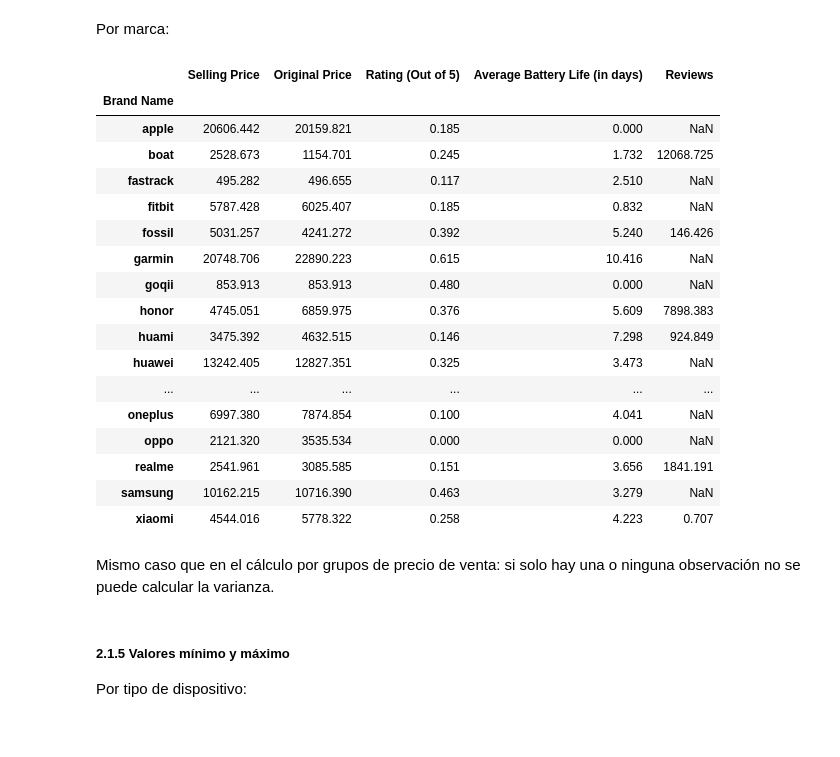
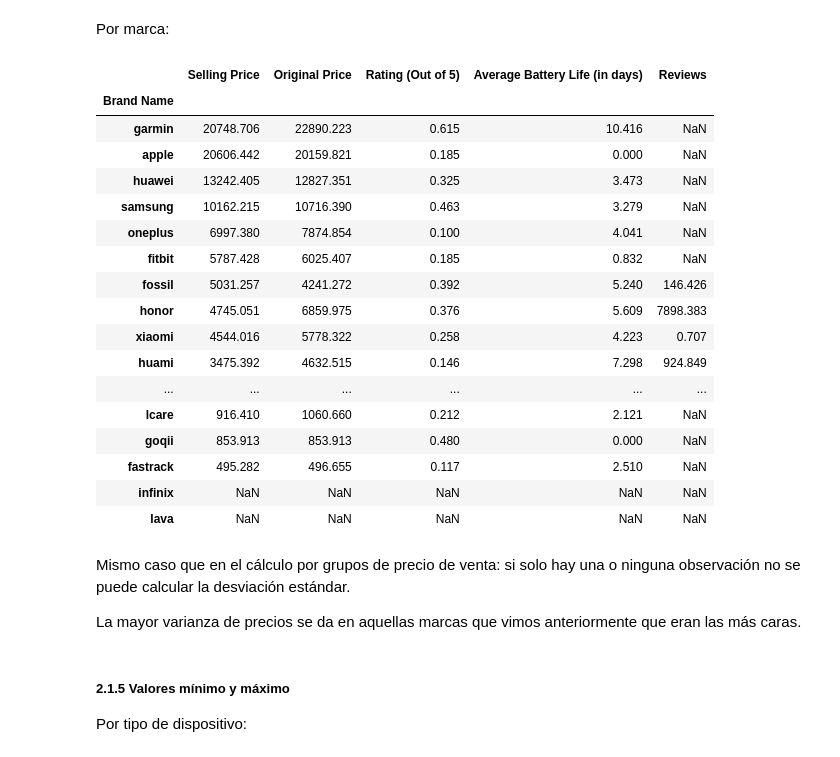
Before and after one commit to afercaceres/Fitness_Trackers, a Jupyter notebook: practica_python.ipynb, the cells around one changed output. Drawn from its saved outputs; the diff is of its cells as text; code cells hidden in the pictures.

```diff
--- a/practica_python.ipynb
+++ b/practica_python.ipynb
@@ -411,29 +443,31 @@ La varianza de las reviews no se puede calcular cuando hay una o ninguna observa
 # %% [markdown]
 Por marca:
 # %%
-datosMarca = round(datos[["Brand Name", "Selling Price", "Original Price", "Rating (Out of 5)", "Average Battery Life (in days)", "Reviews"]].groupby("Brand Name").std(), 3)
+datosMarca = round(datos[["Brand Name", "Selling Price", "Original Price", "Rating (Out of 5)", "Average Battery Life (in days)", "Reviews"]].groupby("Brand Name").std().sort_values(by=["Selling Price"], ascending = False), 3)
 datosMarca
 # %% [output]
 |  | Selling Price | Original Price | Rating (Out of 5) | Average Battery Life (in days) | Reviews |
 | Brand Name |  |  |  |  |  |
+| garmin | 20748.706 | 22890.223 | 0.615 | 10.416 | NaN |
 | apple | 20606.442 | 20159.821 | 0.185 | 0.000 | NaN |
-| boat | 2528.673 | 1154.701 | 0.245 | 1.732 | 12068.725 |
-| fastrack | 495.282 | 496.655 | 0.117 | 2.510 | NaN |
+| huawei | 13242.405 | 12827.351 | 0.325 | 3.473 | NaN |
+| samsung | 10162.215 | 10716.390 | 0.463 | 3.279 | NaN |
+| oneplus | 6997.380 | 7874.854 | 0.100 | 4.041 | NaN |
 | fitbit | 5787.428 | 6025.407 | 0.185 | 0.832 | NaN |
 | fossil | 5031.257 | 4241.272 | 0.392 | 5.240 | 146.426 |
-| garmin | 20748.706 | 22890.223 | 0.615 | 10.416 | NaN |
+| honor | 4745.051 | 6859.975 | 0.376 | 5.609 | 7898.383 |
+| xiaomi | 4544.016 | 5778.322 | 0.258 | 4.223 | 0.707 |
+| huami | 3475.392 | 4632.515 | 0.146 | 7.298 | 924.849 |
+| ... | ... | ... | ... | ... | ... |
+| lcare | 916.410 | 1060.660 | 0.212 | 2.121 | NaN |
 | goqii | 853.913 | 853.913 | 0.480 | 0.000 | NaN |
-| honor | 4745.051 | 6859.975 | 0.376 | 5.609 | 7898.383 |
-| huami | 3475.392 | 4632.515 | 0.146 | 7.298 | 924.849 |
-| huawei | 13242.405 | 12827.351 | 0.325 | 3.473 | NaN |
-| ... | ... | ... | ... | ... | ... |
-| oneplus | 6997.380 | 7874.854 | 0.100 | 4.041 | NaN |
-| oppo | 2121.320 | 3535.534 | 0.000 | 0.000 | NaN |
-| realme | 2541.961 | 3085.585 | 0.151 | 3.656 | 1841.191 |
-| samsung | 10162.215 | 10716.390 | 0.463 | 3.279 | NaN |
-| xiaomi | 4544.016 | 5778.322 | 0.258 | 4.223 | 0.707 |
+| fastrack | 495.282 | 496.655 | 0.117 | 2.510 | NaN |
+| infinix | NaN | NaN | NaN | NaN | NaN |
+| lava | NaN | NaN | NaN | NaN | NaN |
 # %% [markdown]
-Mismo caso que en el cálculo por grupos de precio de venta: si solo hay una o ninguna observación no se puede calcular la varianza.
+Mismo caso que en el cálculo por grupos de precio de venta: si solo hay una o ninguna observación no se puede calcular la desviación estándar.
+
+La mayor varianza de precios se da en aquellas marcas que vimos anteriormente que eran las más caras.
 # %% [markdown]
 ##### 2.1.5 Valores mínimo y máximo
 
```
Also changed, not shown: parts of 25 cells of this notebook.
